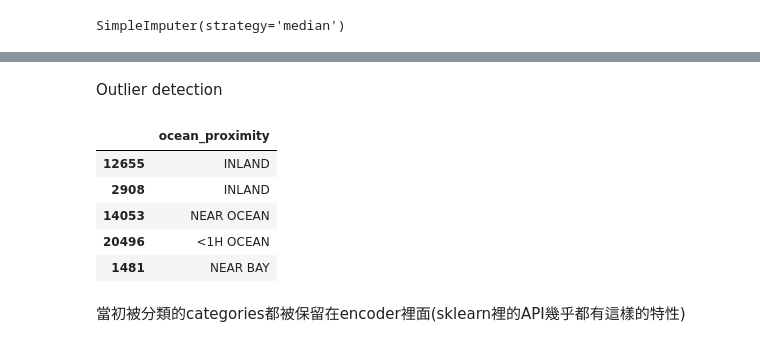
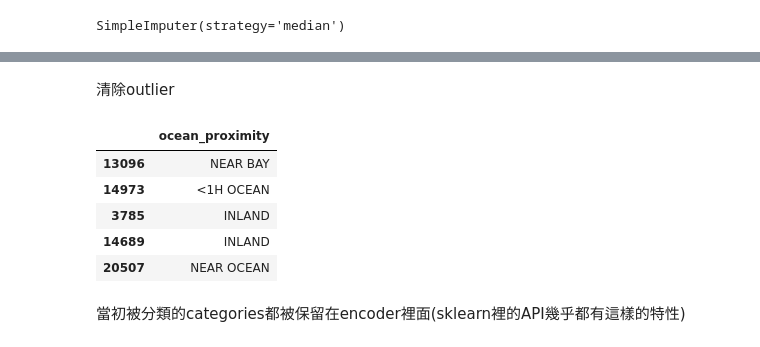
Before and after one commit to 109024503/handson_ml, a Jupyter notebook: Chapter 2.ipynb, the cells around one changed output, grey strips where cells are left out. Saved outputs shown, nothing was run; the diff lists cells and outputs as text; code cells hidden in the pictures.

```diff
--- a/Chapter 2.ipynb
+++ b/Chapter 2.ipynb
@@ -166,3 +195,4 @@ train_set, test_set = train_test_split(housing_with_id, test_size=0.2, random_st
 # %%
-import numpy as np
-housing["income_cat"] = pd.cut(housing["median_income"], bins=[0. , 1.5, 3. , 4.5, 6. , np.inf], labels=[1, 2, 3, 4, 5])
+housing["income_cat"] = pd.cut(housing["median_income"],
+                               bins=[0., 1.5, 3., 4.5, 6., np.inf],
+                               labels=[1, 2, 3, 4, 5])
@@ -177,18 +222,17 @@ plt.show()
 `random_state=42`: 設定隨機種子，確保每次執行時結果相同
 # %%
 from sklearn.model_selection import StratifiedShuffleSplit
-
-# n_splits=1: 分割成幾組，這裡指定為 1 組
-# test_size=0.2: 分割出的測試集比例為 20%
-# random_state=42: 設定隨機種子，確保每次執行時結果相同
-split = StratifiedShuffleSplit(n_splits=1, test_size=0.2, random_state=42)
+splitter = StratifiedShuffleSplit(n_splits=1, test_size=0.2, random_state=42)
 # %% [markdown]
 `StratifiedShuffleSplit.split()` 回傳的是一個 generator，所以可以用 `for` 迴圈依序取出多組訓練集和測試集。\
 當然也可以用`train_index, test_index = next(split.split(housing, housing['income_cat']))`
 # %%
-for train_index, test_index in split.split(housing, housing['income_cat']):
-    strat_train_set = housing.loc[train_index]
-    strat_test_set = housing.loc[test_index]
+strat_splits = [] # sometimes you may construct multiple train/test sets (e.g. cross-validation)
+for train_index, test_index in splitter.split(housing, housing['income_cat']):
+    strat_train_set_ = housing.loc[train_index]
+    strat_test_set_ = housing.loc[test_index]
+    strat_splits.append([strat_train_set_, strat_test_set_])
+strat_train_set, strat_test_set = strat_splits[0]
 # %%
 strat_test_set['income_cat'].value_counts(normalize=True)
 # %% [output]
@@ -337,2 +417,0 @@ housing_labels = strat_train_set['median_house_value']
-# %%
-housing['total_bedrooms'].fillna(housing['total_bedrooms'].median(), inplace=True)
@@ -368,5 +506,5 @@ housing_tr = pd.DataFrame(X, columns=housing_num.columns, index=housing_num.inde
-# %% [markdown]
-Outlier detection
+# %% [markdown]
+清除outlier
 # %%
 from sklearn.ensemble import IsolationForest
 isolation_forest = IsolationForest(random_state=42)
@@ -375,15 +513,15 @@ outlier_pred = isolation_forest.fit_predict(X)
 # housing = housing.iloc[outlier_pred == 1]
 # housing_labels = housing_labels.iloc[outlier_pred == 1]
 # %%
-housing_cat = housing[['ocean_proximity']]
+housing_cat = housing.select_dtypes(include=['object'])
 housing_cat.head()
 # %% [output]
 |  | ocean_proximity |
-| 12655 | INLAND |
-| 2908 | INLAND |
-| 14053 | NEAR OCEAN |
-| 20496 | <1H OCEAN |
-| 1481 | NEAR BAY |
+| 13096 | NEAR BAY |
+| 14973 | <1H OCEAN |
+| 3785 | INLAND |
+| 14689 | INLAND |
+| 20507 | NEAR OCEAN |
 # %%
 from sklearn.preprocessing import OrdinalEncoder, OneHotEncoder
 ordinal_encoder = OrdinalEncoder()
```
Also changed, not shown: parts of 106 cells of this notebook, 10 other files.
